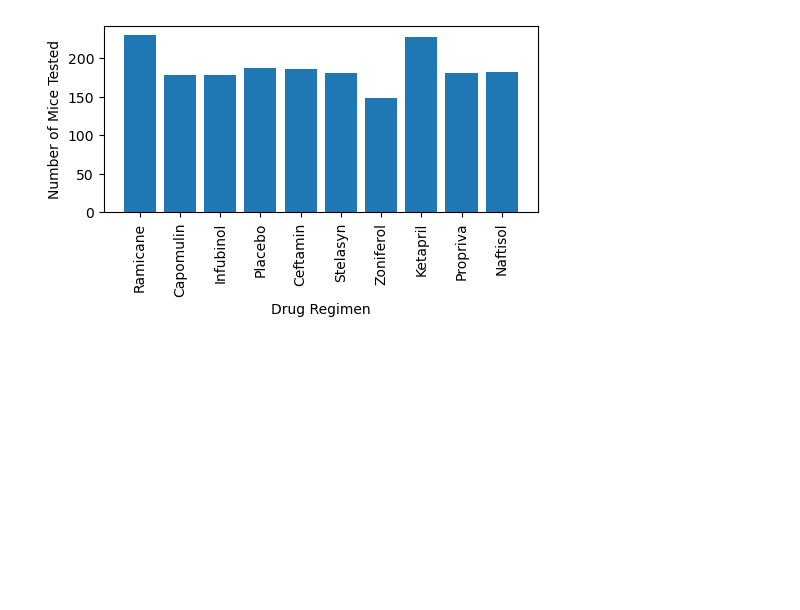
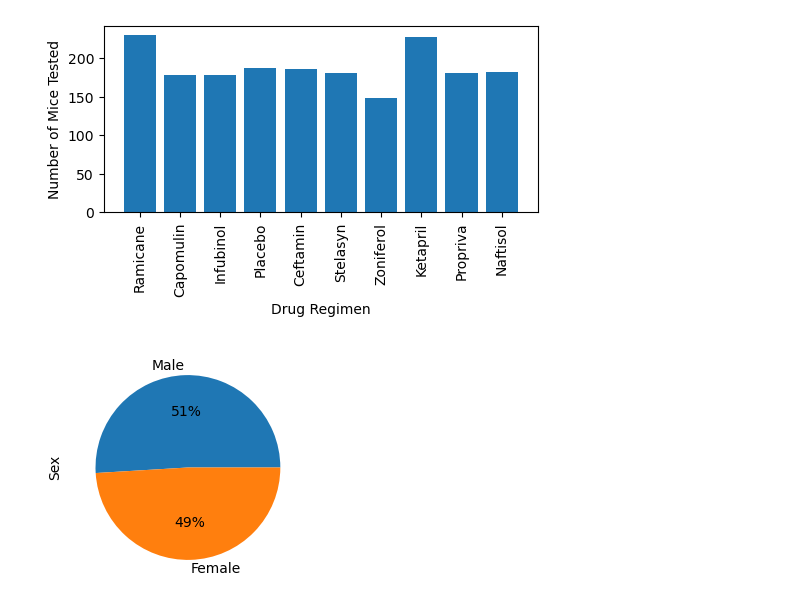
Before and after one commit to SolSolstice/matplotib-challenge, a Jupyter notebook: Pymaceuticals/pymaceuticals_workfile.ipynb, the cells around one changed output. Cells and saved outputs as stored; diff of their text form; code cells hidden in the pictures; blank space fills up the shorter version.

```diff
--- a/Pymaceuticals/pymaceuticals_workfile.ipynb
+++ b/Pymaceuticals/pymaceuticals_workfile.ipynb
@@ -192,3 +188,12 @@ plt.ylabel('Number of Mice Tested')
 plt.show()
 # %% [output]
 [figure]
+# %%
+# Generate a pie plot showing the distribution of female versus male mice using pyplot
+
+sex_counts = combined_data["Sex"].value_counts()
+sex_counts
+sex_counts.plot(kind='pie',autopct='%1.0f%%',figsize=(3,3))
+plt.show()
+# %% [output]
+[figure, added]
```
Also changed, not shown: parts of 9 cells of this notebook, 3 other files.
